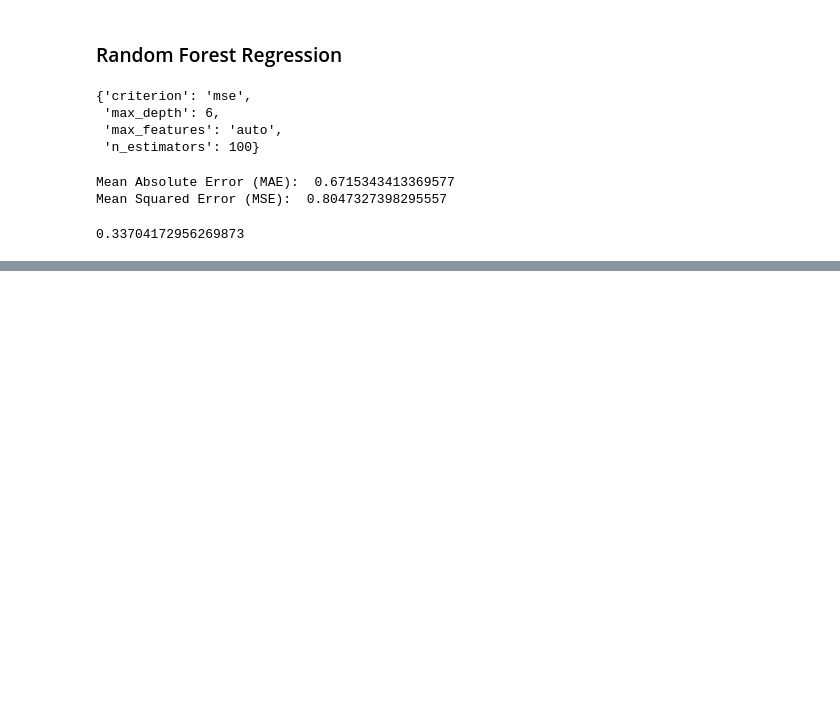
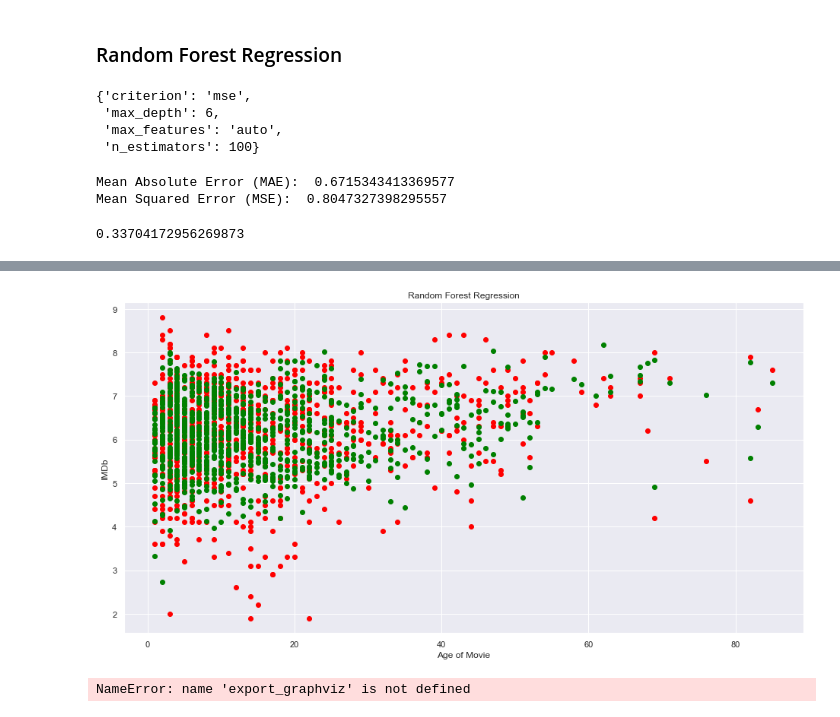
Before and after one commit to Hameln107/SC1015, a Jupyter notebook: ipynb notebook/5. Random Forest Regression.ipynb, the cells around one changed output, grey strips where cells are left out. Saved outputs shown, nothing was run; the diff lists cells and outputs as text; code cells hidden in the pictures; blank space fills up the shorter version.

```diff
--- a/ipynb notebook/5. Random Forest Regression.ipynb
+++ b/ipynb notebook/5. Random Forest Regression.ipynb
@@ -186,0 +192,10 @@ plt.show()
+# %%
+f = plt.figure(figsize=(16, 8))
+plt.scatter(X_test['Age of Movie'].values, y_test, color = 'red')
+plt.scatter(X_test['Age of Movie'].values, y_pred, color = 'green')
+plt.title('Random Forest Regression')
+plt.xlabel('Age of Movie')
+plt.ylabel('IMDb')
+plt.show()
+# %% [output]
+[figure, added]
@@ -186,0 +204,9 @@ plt.show()
+# %%
+# Export the image to a dot file
+export_graphviz(tree, out_file = 'tree.dot', feature_names = feature_list, rounded = True, precision = 1)
+# Use dot file to create a graph
+(graph, ) = pydot.graph_from_dot_file('tree.dot')
+# Write graph to a png file
+graph.write_png('tree.png')
+# %% [output]
+NameError: name 'export_graphviz' is not defined
```
Also changed, not shown: parts of 6 cells of this notebook, 1 other file.
